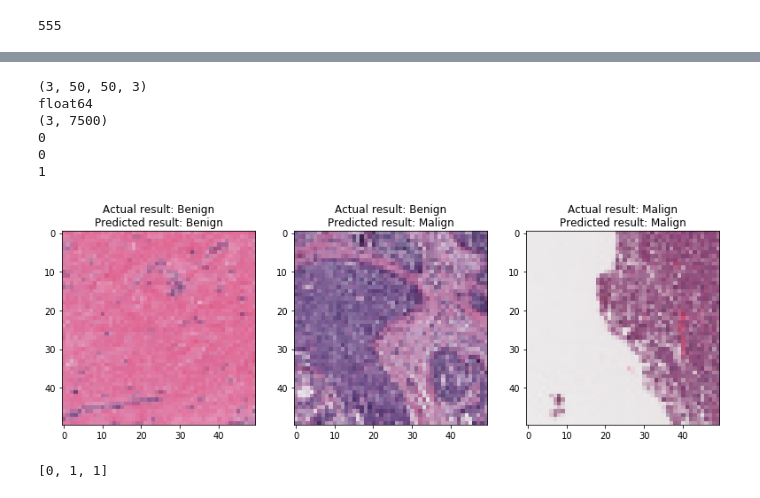
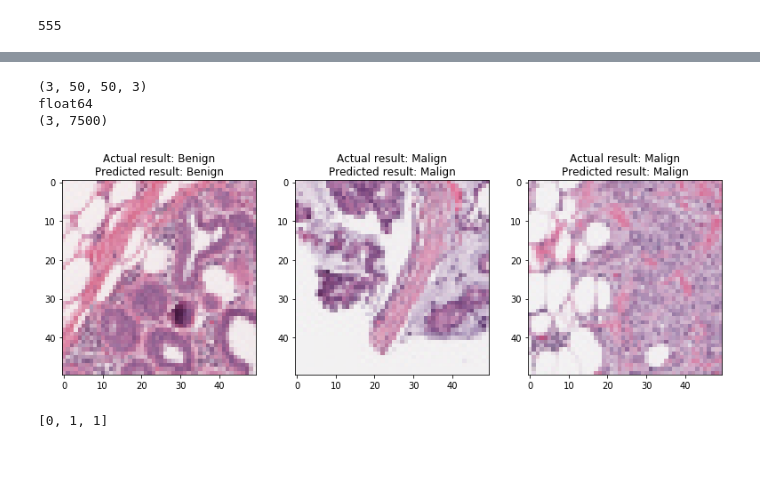
Before and after one commit to hanvitha/breastcancer_detection, a Jupyter notebook: test_services.ipynb, the cells around one changed output, grey strips where cells are left out. Saved outputs shown, nothing was run; the diff lists cells and outputs as text; code cells hidden in the pictures; blank space fills up the shorter version.

Commit message:
testimage folder name change

```diff
--- a/test_services.ipynb
+++ b/test_services.ipynb
@@ -4,3 +1,8 @@ DEFAULT_BASE_URL = ("http://%s/" % DEFAULT_HOST) + r"%s"
+# %%
+# DEFAULT_HOST = "bcd:8080"
+DEFAULT_HOST = "http://bcd.ai-ml-demo.svc.cluster.local/"
+# DEFAULT_HOST = "bcd-ai-ml-workflows.apps.cluster-plano-4bba.plano-4bba.sandbox1155.opentlc.com"
+DEFAULT_BASE_URL = ("http://%s/" % DEFAULT_HOST) + r"%s"
 # %%
 import zipfile
 with zipfile.ZipFile("./data.zip", 'r') as zip_ref:
@@ -131,14 +133,11 @@ def show_prediction(img_paths):
     plt.show()
     return predictions
 # %%
-img_paths = ["./test_images/test_image416_0.png","./test_images/test_image434_0.png", "./test_images/test_image477_1.png"]
+img_paths = ["./testimages/image544_0.png","./testimages/image4140_1.png", "./testimages/image5493_1.png"]
 show_prediction(img_paths)
 # %% [output]
 (3, 50, 50, 3)
 float64
 (3, 7500)
-0
-0
-1
-[figure, old version]
+[figure, new version]
 [0, 1, 1]
```
Also changed, not shown: parts of 4 cells of this notebook, 4 other files.
